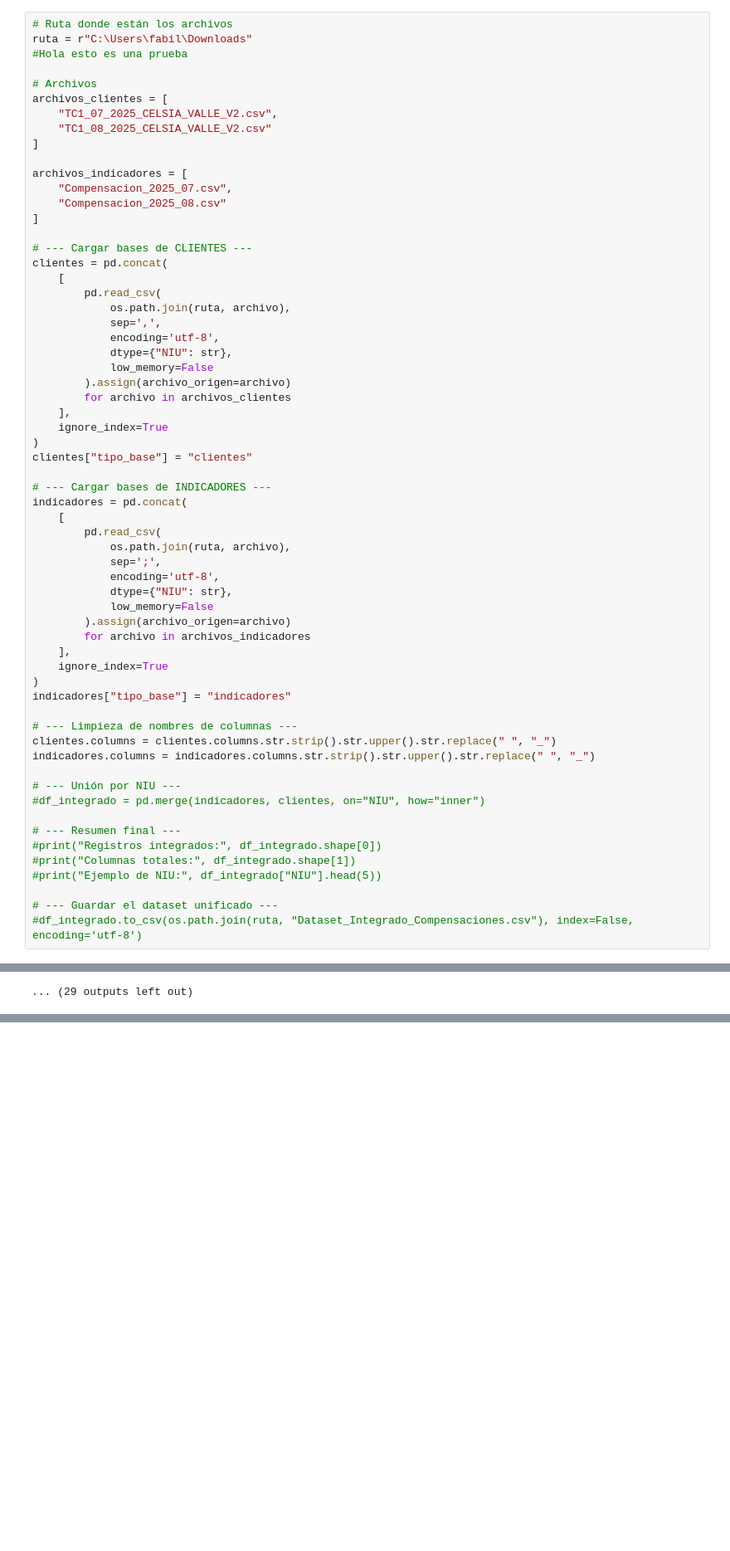
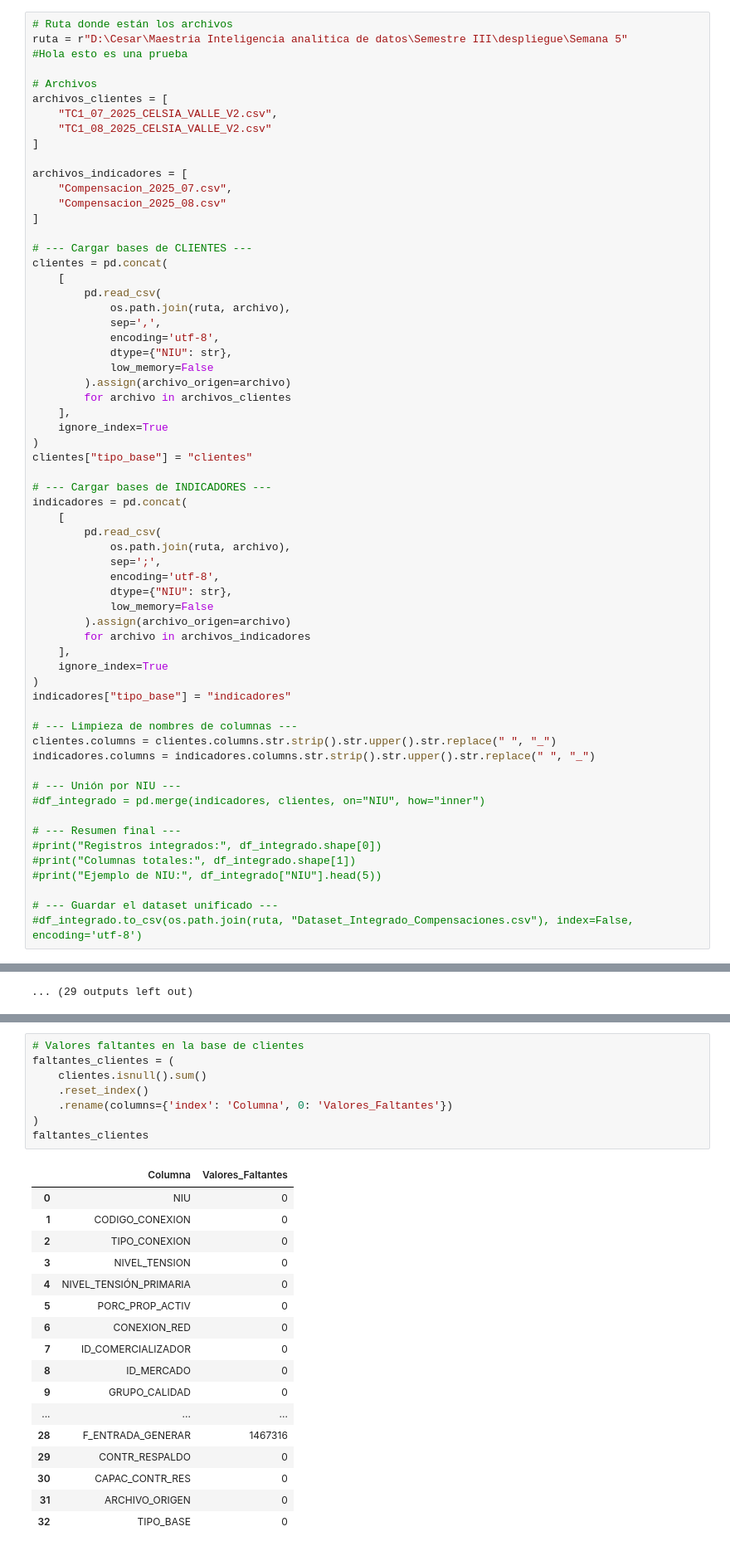
Before and after one commit to Fabian-11/Proyecto---Despliegue-de-Soluciones-Analiticas, a Jupyter notebook: Proyecto DSA - Compensaciones Empresa de Energia.ipynb, the cells around one changed output, grey strips where cells are left out. Shown at 83% size. Drawn from its saved outputs; the diff is of its cells as text; blank space fills up the shorter version.

```diff
--- a/Proyecto DSA - Compensaciones Empresa de Energia.ipynb
+++ b/Proyecto DSA - Compensaciones Empresa de Energia.ipynb
@@ -8,7 +8,7 @@ import seaborn as sns
 import os
 # %%
 # Ruta donde están los archivos
-ruta = r"C:\Users\fabil\Downloads"
+ruta = r"D:\Cesar\Maestria Inteligencia analitica de datos\Semestre III\despliegue\Semana 5"
 #Hola esto es una prueba
 
 # Archivos
@@ -350,0 +351,26 @@ array([0, 3, 4, 1, 2], dtype=int64)
+# %%
+# Valores faltantes en la base de clientes
+faltantes_clientes = (
+    clientes.isnull().sum()
+    .reset_index()
+    .rename(columns={'index': 'Columna', 0: 'Valores_Faltantes'})
+)
+faltantes_clientes
+# %% [output]
+|  | Columna | Valores_Faltantes |
+| 0 | NIU | 0 |
+| 1 | CODIGO_CONEXION | 0 |
+| 2 | TIPO_CONEXION | 0 |
+| 3 | NIVEL_TENSION | 0 |
+| 4 | NIVEL_TENSIÓN_PRIMARIA | 0 |
+| 5 | PORC_PROP_ACTIV | 0 |
+| 6 | CONEXION_RED | 0 |
+| 7 | ID_COMERCIALIZADOR | 0 |
+| 8 | ID_MERCADO | 0 |
+| 9 | GRUPO_CALIDAD | 0 |
+| ... | ... | ... |
+| 28 | F_ENTRADA_GENERAR | 1467316 |
+| 29 | CONTR_RESPALDO | 0 |
+| 30 | CAPAC_CONTR_RES | 0 |
+| 31 | ARCHIVO_ORIGEN | 0 |
+| 32 | TIPO_BASE | 0 |
```
Also changed, not shown: parts of 3 cells of this notebook.
